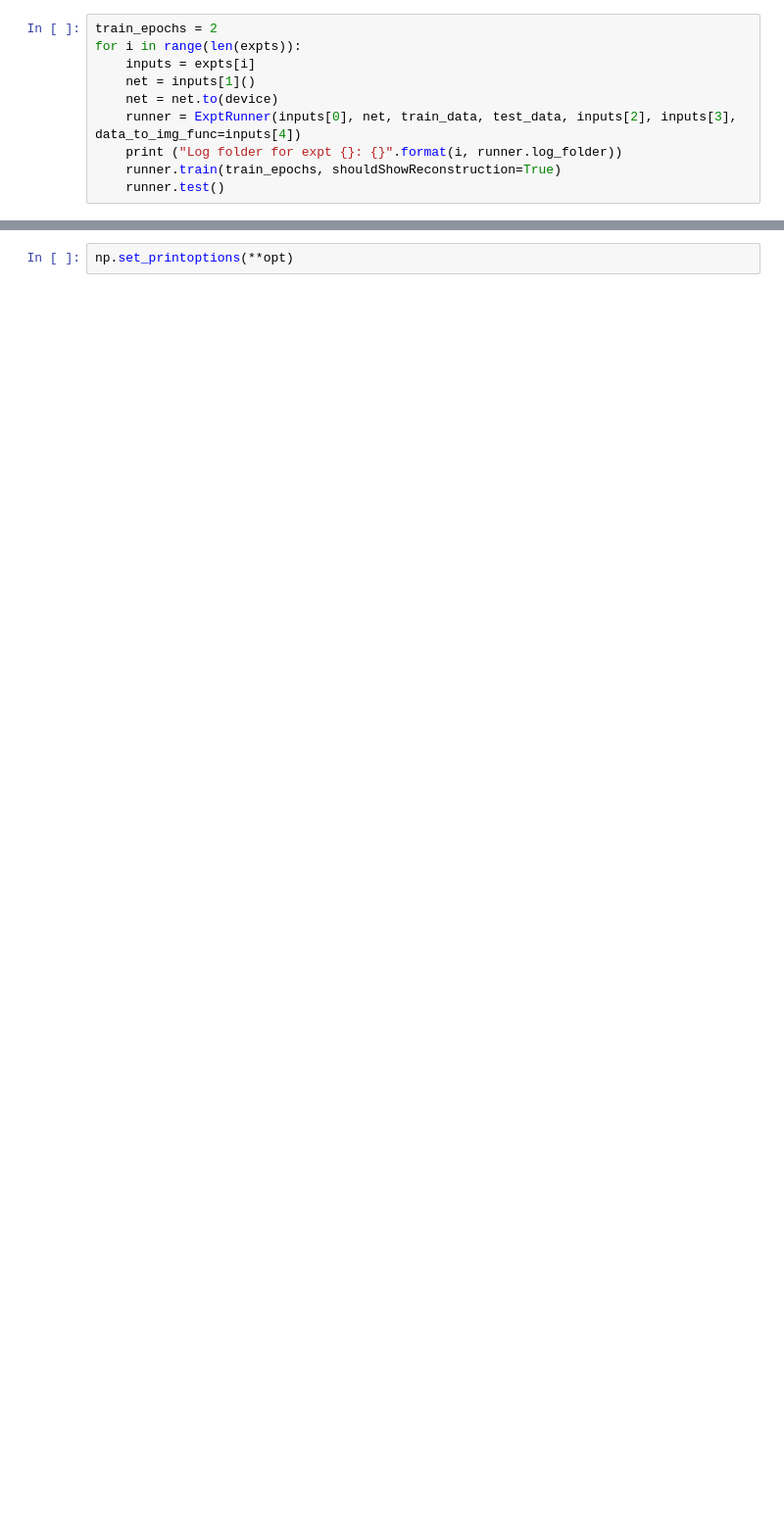
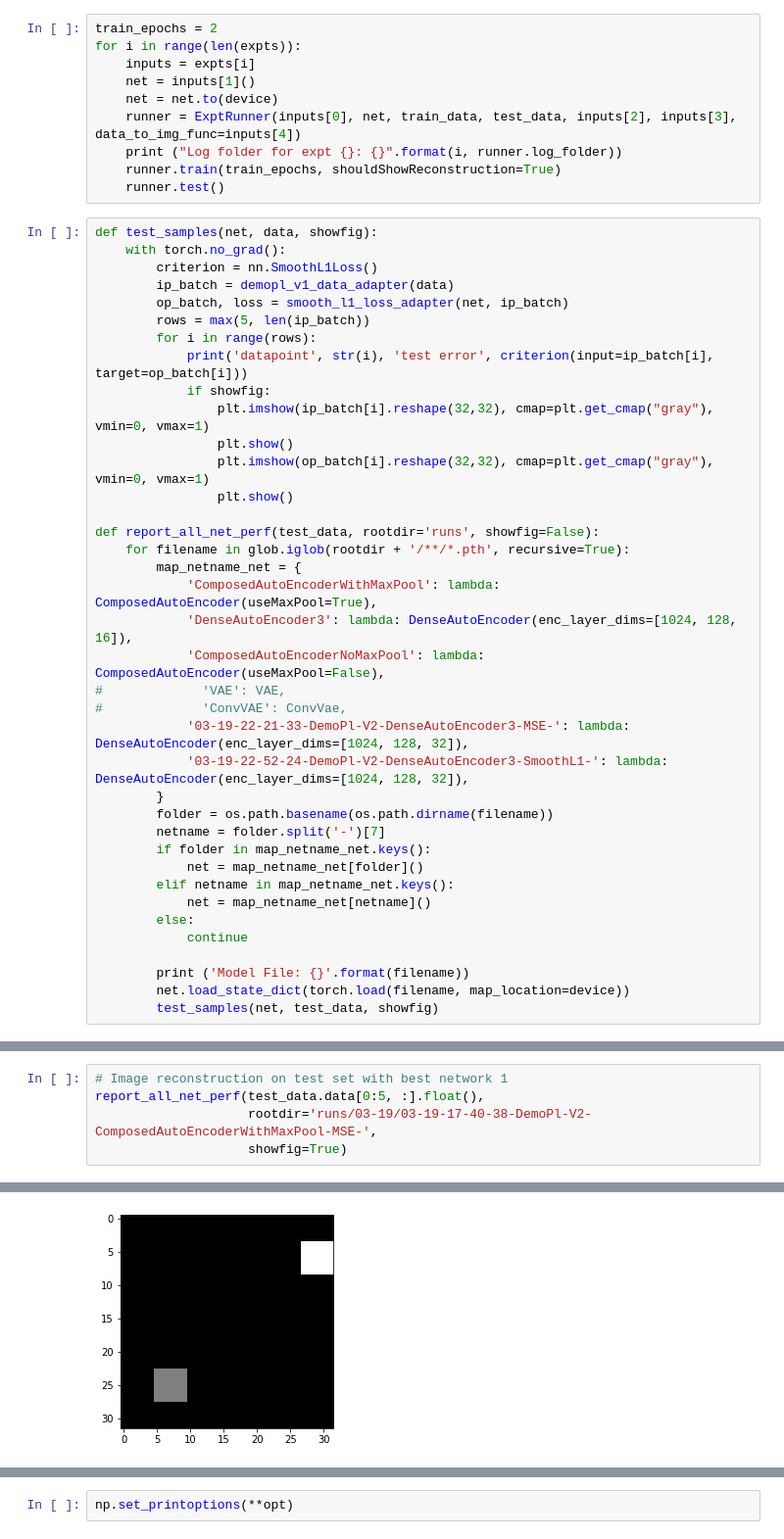
Before and after one commit to PradeepKadubandi/DemoPlanner, a Jupyter notebook: driver.ipynb, the cells around one changed output, grey strips where cells are left out. Shown: that part at 98% size. Saved outputs shown, nothing was run; the diff lists cells and outputs as text; blank space fills up the shorter version.

```diff
--- a/driver.ipynb
+++ b/driver.ipynb
@@ -59,3 +71,41 @@ for i in range(len(expts)):
     print ("Log folder for expt {}: {}".format(i, runner.log_folder))
     runner.train(train_epochs, shouldShowReconstruction=True)
     runner.test()
+# %%
+def test_samples(net, data, showfig):
+    with torch.no_grad():
+        criterion = nn.SmoothL1Loss()
+        ip_batch = demopl_v1_data_adapter(data)
+        op_batch, loss = smooth_l1_loss_adapter(net, ip_batch)
+        rows = max(5, len(ip_batch))
+        for i in range(rows):
+            print('datapoint', str(i), 'test error', criterion(input=ip_batch[i], target=op_batch[i]))
+            if showfig:
+                plt.imshow(ip_batch[i].reshape(32,32), cmap=plt.get_cmap("gray"), vmin=0, vmax=1)
+                plt.show()
+                plt.imshow(op_batch[i].reshape(32,32), cmap=plt.get_cmap("gray"), vmin=0, vmax=1)
+                plt.show()
+
+def report_all_net_perf(test_data, rootdir='runs', showfig=False):
+    for filename in glob.iglob(rootdir + '/**/*.pth', recursive=True):
+        map_netname_net = {
+            'ComposedAutoEncoderWithMaxPool': lambda: ComposedAutoEncoder(useMaxPool=True),
+            'DenseAutoEncoder3': lambda: DenseAutoEncoder(enc_layer_dims=[1024, 128, 16]),
+            'ComposedAutoEncoderNoMaxPool': lambda: ComposedAutoEncoder(useMaxPool=False),
+#             'VAE': VAE,
+#             'ConvVAE': ConvVae,
+            '03-19-22-21-33-DemoPl-V2-DenseAutoEncoder3-MSE-': lambda: DenseAutoEncoder(enc_layer_dims=[1024, 128, 32]),
+            '03-19-22-52-24-DemoPl-V2-DenseAutoEncoder3-SmoothL1-': lambda: DenseAutoEncoder(enc_layer_dims=[1024, 128, 32]),
+        }
+        folder = os.path.basename(os.path.dirname(filename))
+        netname = folder.split('-')[7]
+        if folder in map_netname_net.keys():
+            net = map_netname_net[folder]()
+        elif netname in map_netname_net.keys():
+            net = map_netname_net[netname]()
+        else:
+            continue
+
+        print ('Model File: {}'.format(filename))
+        net.load_state_dict(torch.load(filename, map_location=device))
+        test_samples(net, test_data, showfig)
@@ -61,0 +152,6 @@ for i in range(len(expts)):
+# %%
+# Image reconstruction on test set with best network 1
+report_all_net_perf(test_data.data[0:5, :].float(),
+                    rootdir='runs/03-19/03-19-17-40-38-DemoPl-V2-ComposedAutoEncoderWithMaxPool-MSE-',
+                    showfig=True)
+# %% [output]
@@ -61,0 +160 @@ for i in range(len(expts)):
+[figure, added]
```
Also changed, not shown: parts of 8 cells of this notebook, 3 other files.
